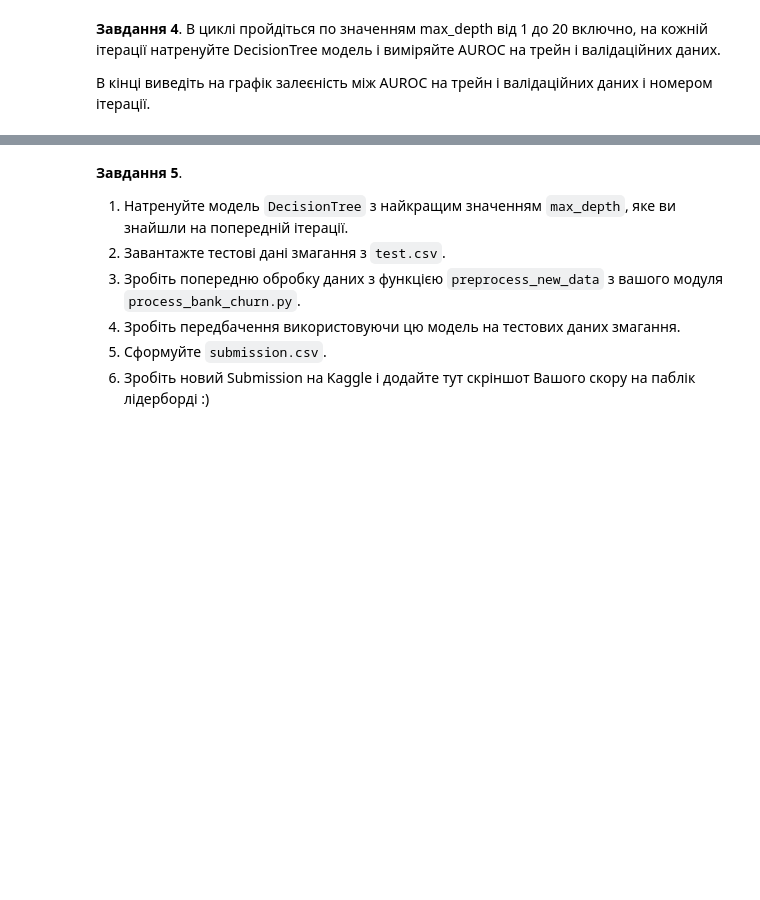
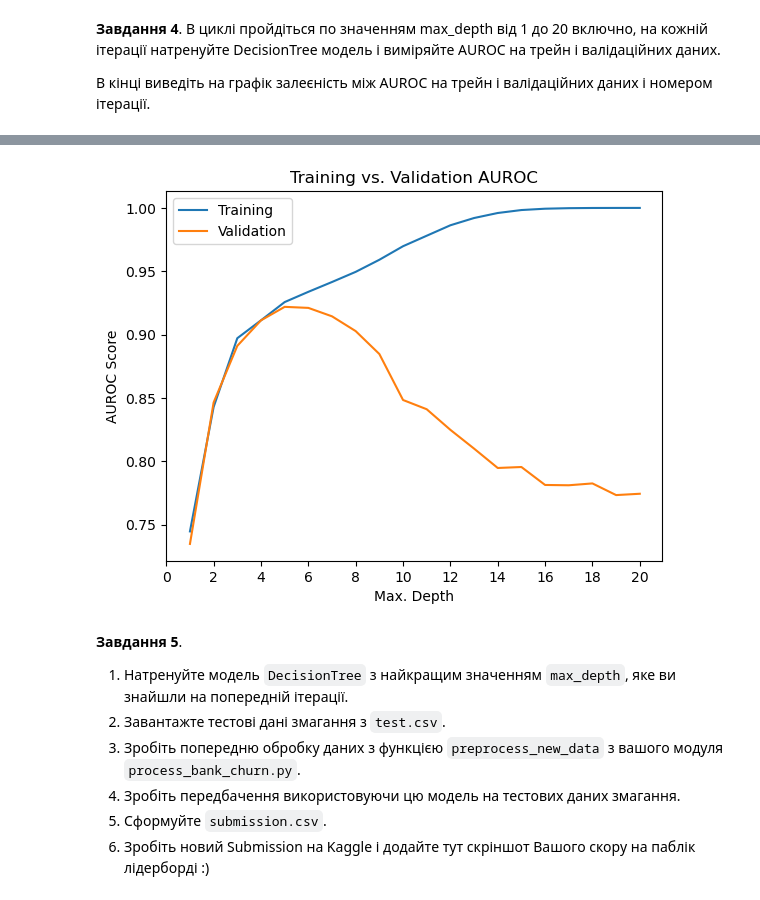
Before and after one commit to ochernia/ml_for_people_tasks, a Jupyter notebook: Module_2/Module_2_3/HW_2_3_Дерева_прийняття_рішень.ipynb, the cells around one changed output, grey strips where cells are left out. Saved outputs shown, nothing was run; the diff lists cells and outputs as text; code cells hidden in the pictures; blank space fills up the shorter version.

```diff
--- a/Module_2/Module_2_3/HW_2_3_Дерева_прийняття_рішень.ipynb
+++ b/Module_2/Module_2_3/HW_2_3_Дерева_прийняття_рішень.ipynb
@@ -45,3 +118,18 @@
 **Завдання 3**. Спробуйте знайти такі параметри моделі `DecisionTree` аби модель генералізувала ліпше (був вищий показник AUROC на валідаційній вибірці). Проекспериментуйте з різними значеннями параметрів `max_leaf_nodes`, `max_depth` та лишіть ті, які дають найкращий результат, разом з відповідними AUROC на тренувальній і валідаційній вибірках.
 
 В цьому завданні спробуйте просто знайти параметри методом "тика" :)
+# %%
+md = 5
+max_leaf = 200
+
+model = DecisionTreeClassifier(max_depth=md, max_leaf_nodes=max_leaf, random_state=42)
+model.fit(X_train, train_targets)
+
+train_probs = model.predict_proba(X_train)[:, 1]
+val_probs = model.predict_proba(X_val)[:, 1]
+
+train_auc = roc_auc_score(train_targets, train_probs)
+val_auc = roc_auc_score(val_targets, val_probs)
+
+print(f'train AUROC: {train_auc}')
+print(f'validation AUROC: {val_auc}')
@@ -49,3 +140,23 @@
 **Завдання 4**. В циклі пройдіться по значенням max_depth від 1 до 20 включно, на кожній ітерації натренуйте DecisionTree модель і виміряйте AUROC на трейн і валідаційних даних.
 
 В кінці виведіть на графік залеєність між AUROC на трейн і валідаційних даних і номером ітерації.
+# %%
+def evaluate_tree_params(md):
+    model = DecisionTreeClassifier(max_depth=md, random_state=42)
+    model.fit(X_train, train_targets)
+
+    train_probs = model.predict_proba(X_train)[:, 1]
+    val_probs = model.predict_proba(X_val)[:, 1]
+
+    train_auc = roc_auc_score(train_targets, train_probs)
+    val_auc = roc_auc_score(val_targets, val_probs)
+
+    return {'Max Depth': md, 'Train AUROC': train_auc, 'Validation AUROC': val_auc}
+
+tree_results = pd.DataFrame([
+    evaluate_tree_params(md)
+    for md in range(1, 21)
+])
+
+best_results = tree_results.sort_values(by='Validation AUROC', ascending=False).head()
+print(best_results)
@@ -52,3 +190,14 @@
+# %%
+plt.figure()
+plt.plot(tree_results['Max Depth'], tree_results['Train AUROC'])
+plt.plot(tree_results['Max Depth'], tree_results['Validation AUROC'])
+plt.title('Training vs. Validation AUROC')
+plt.xticks(range(0,21, 2))
+plt.xlabel('Max. Depth')
+plt.ylabel('AUROC Score')
+plt.legend(['Training', 'Validation']);
+# %% [output]
+[figure, added]
 # %% [markdown]
 **Завдання 5**.
 1. Натренуйте модель `DecisionTree` з найкращим значенням `max_depth`, яке ви знайшли на попередній ітерації.
```
Also changed, not shown: parts of 17 cells of this notebook, 4 other files.
